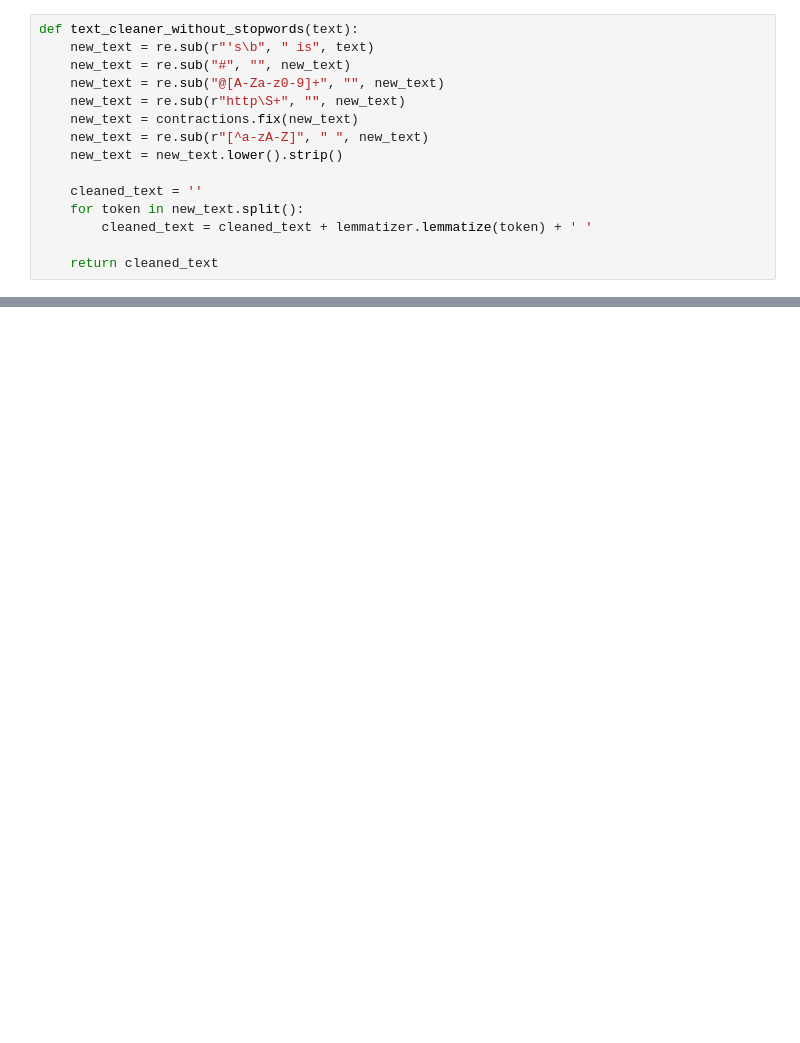
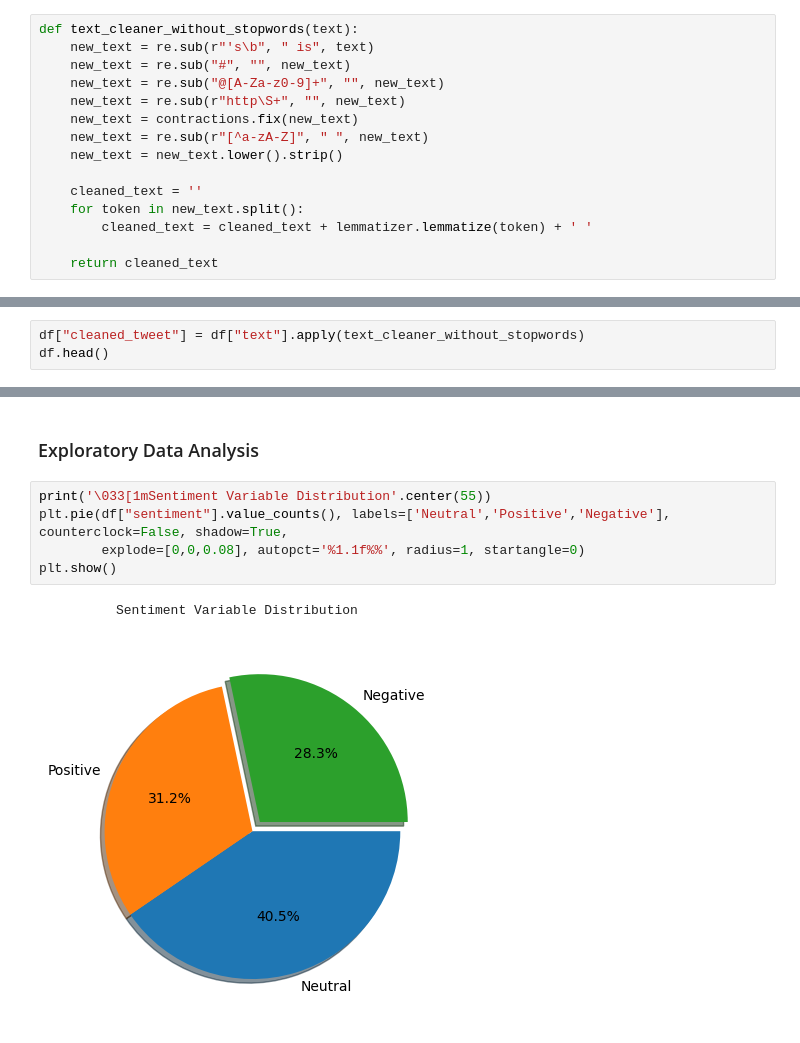
Before and after one commit to dipakadk/twitter_sentiment_analysis, a Jupyter notebook: notebook/sentiment_analysis.ipynb, the cells around one changed output, grey strips where cells are left out. Drawn from its saved outputs; the diff is of its cells as text; blank space fills up the shorter version.

```diff
--- a/notebook/sentiment_analysis.ipynb
+++ b/notebook/sentiment_analysis.ipynb
@@ -414,0 +119,3 @@ pickle.dump(tfidf,open('vectorizers.pkl','wb'))
+# %%
+df["cleaned_tweet"] = df["text"].apply(text_cleaner_without_stopwords)
+df.head()
@@ -414,0 +129,10 @@ pickle.dump(tfidf,open('vectorizers.pkl','wb'))
+# %% [markdown]
+### Exploratory Data Analysis
+# %%
+print('\033[1mSentiment Variable Distribution'.center(55))
+plt.pie(df["sentiment"].value_counts(), labels=['Neutral','Positive','Negative'], counterclock=False, shadow=True,
+        explode=[0,0,0.08], autopct='%1.1f%%', radius=1, startangle=0)
+plt.show()
+# %% [output]
+          Sentiment Variable Distribution
+[figure, added]
```
Also changed, not shown: parts of 90 cells of this notebook, 5 other files.
